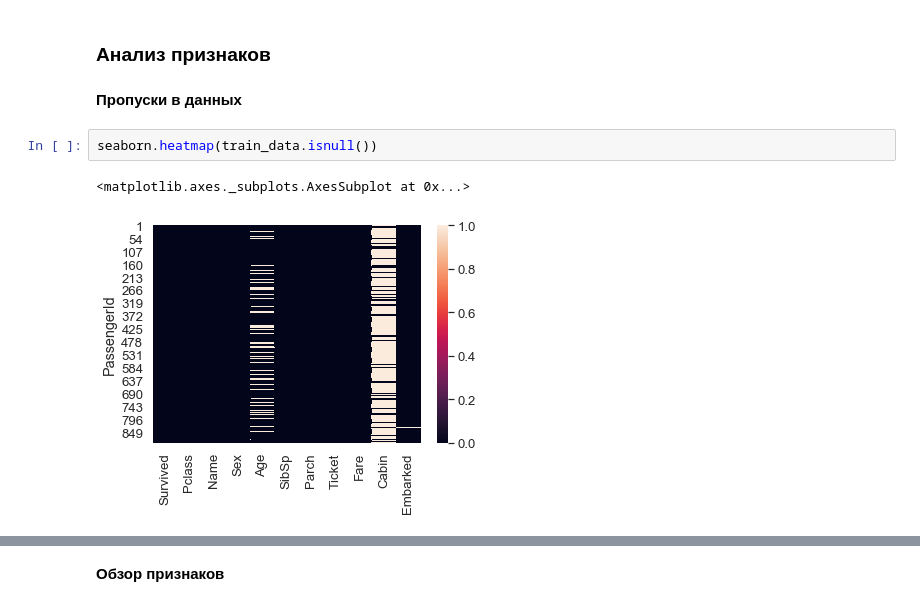
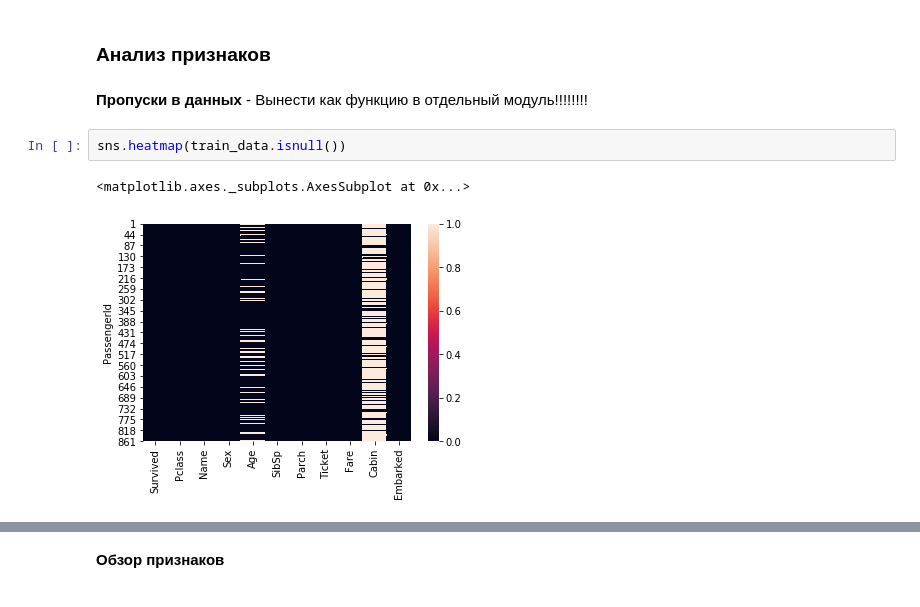
Before and after one commit to tarasovnm/titanic, a Jupyter notebook: 1. EDA.ipynb, the cells around one changed output, grey strips where cells are left out. Drawn from its saved outputs; the diff is of its cells as text.

```diff
--- a/1. EDA.ipynb
+++ b/1. EDA.ipynb
@@ -158,9 +166,9 @@ Q survival rate: 0.390
 # %% [markdown]
 ### Анализ признаков
 # %% [markdown]
-**Пропуски в данных**
+**Пропуски в данных** - Вынести как функцию в отдельный модуль!!!!!!!!
 # %%
-seaborn.heatmap(train_data.isnull())
+sns.heatmap(train_data.isnull())
 # %% [output]
 <matplotlib.axes._subplots.AxesSubplot at 0x...>
-[figure, old version]
+[figure, new version]
```
Also changed, not shown: parts of 13 cells of this notebook, 7 other files.
